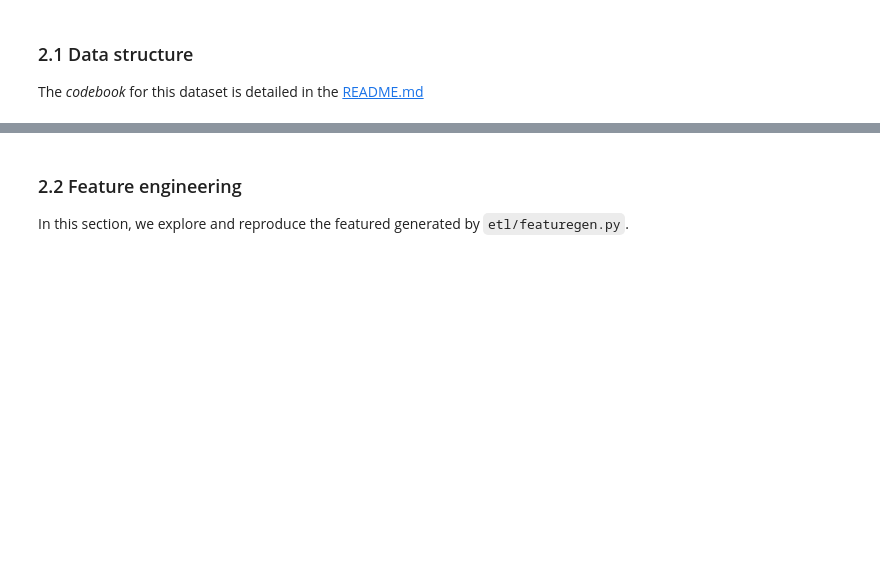
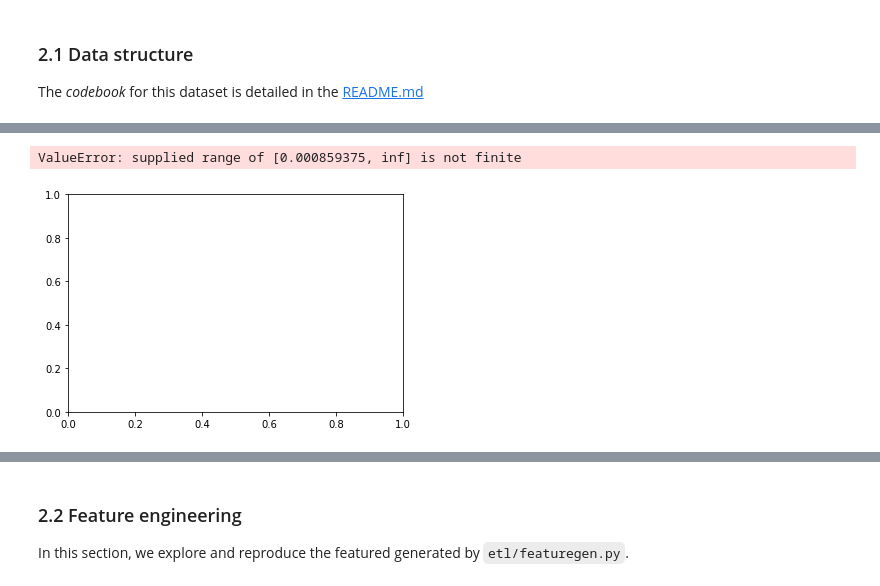
Before and after one commit to shreyashankar/toy-ml-pipeline, a Jupyter notebook: eda/EDA_00.ipynb, the cells around one changed output, grey strips where cells are left out. Drawn from its saved outputs; the diff is of its cells as text; code cells hidden in the pictures; blank space fills up the shorter version.

```diff
--- a/eda/EDA_00.ipynb
+++ b/eda/EDA_00.ipynb
@@ -97,0 +145,2 @@ The *codebook* for this dataset is detailed in the [README.md](https://www1.nyc.
+# %%
+clean01['amount_over_tripduration'] = clean01['total_amount'] / clean01['trip_duration_min']
@@ -97,0 +181,8 @@ The *codebook* for this dataset is detailed in the [README.md](https://www1.nyc.
+# %%
+plt.hist(clean01.amount_over_tripduration,
+        bins=10, alpha=.5,
+        histtype='stepfilled', color='firebrick',
+        edgecolor='none')
+# %% [output]
+ValueError: supplied range of [0.000859375, inf] is not finite
+[figure, added]
```
Also changed, not shown: parts of 28 cells of this notebook.
